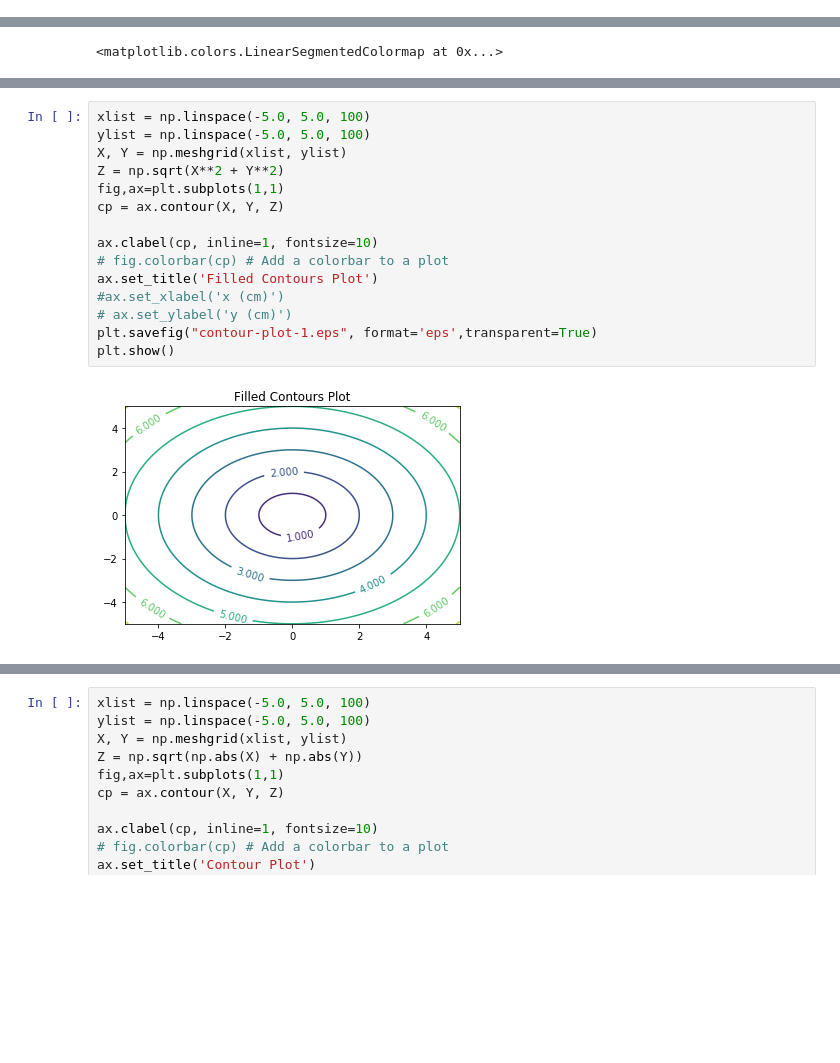
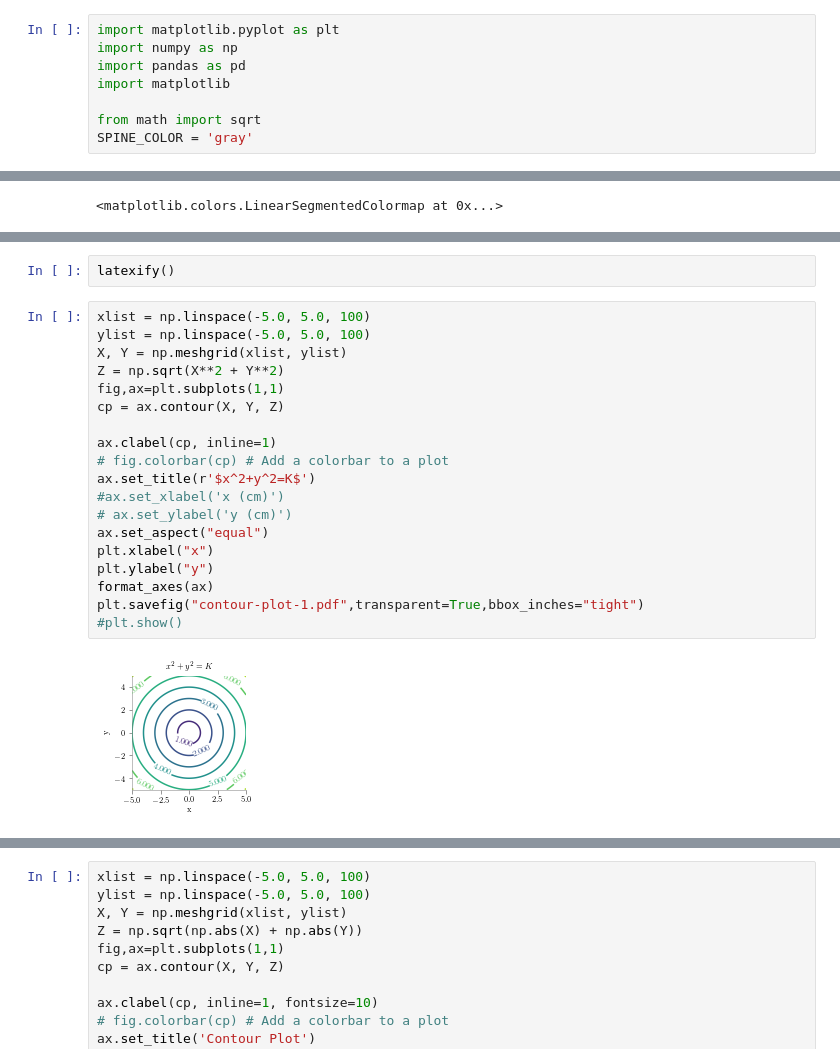
Before and after one commit to nipunbatra/ml-teaching, a Jupyter notebook: ml-maths/Maths for ML-2.ipynb, the cells around one changed output, grey strips where cells are left out. Cells and saved outputs as stored; diff of their text form; blank space fills up the shorter version.

```diff
--- a/ml-maths/Maths for ML-2.ipynb
+++ b/ml-maths/Maths for ML-2.ipynb
@@ -1,3 +1,11 @@
+# %%
+import matplotlib.pyplot as plt
+import numpy as np
+import pandas as pd
+import matplotlib
+
+from math import sqrt
+SPINE_COLOR = 'gray'
 # %%
 import numpy as np
 import matplotlib.pyplot as plt
@@ -7,20 +79,26 @@ plt.get_cmap('gnuplot2')
+# %%
+latexify()
 # %%
 xlist = np.linspace(-5.0, 5.0, 100)
 ylist = np.linspace(-5.0, 5.0, 100)
 X, Y = np.meshgrid(xlist, ylist)
 Z = np.sqrt(X**2 + Y**2)
 fig,ax=plt.subplots(1,1)
 cp = ax.contour(X, Y, Z)
 
-ax.clabel(cp, inline=1, fontsize=10)
+ax.clabel(cp, inline=1)
 # fig.colorbar(cp) # Add a colorbar to a plot
-ax.set_title('Filled Contours Plot')
+ax.set_title(r'$x^2+y^2=K$')
 #ax.set_xlabel('x (cm)')
 # ax.set_ylabel('y (cm)')
-plt.savefig("contour-plot-1.eps", format='eps',transparent=True)
-plt.show()
+ax.set_aspect("equal")
+plt.xlabel("x")
+plt.ylabel("y")
+format_axes(ax)
+plt.savefig("contour-plot-1.pdf",transparent=True,bbox_inches="tight")
+#plt.show()
 # %% [output]
-[figure, old version]
+[figure, new version]
 # %%
 xlist = np.linspace(-5.0, 5.0, 100)
 ylist = np.linspace(-5.0, 5.0, 100)
```
Also changed, not shown: parts of 2 cells of this notebook, 3 other files.
